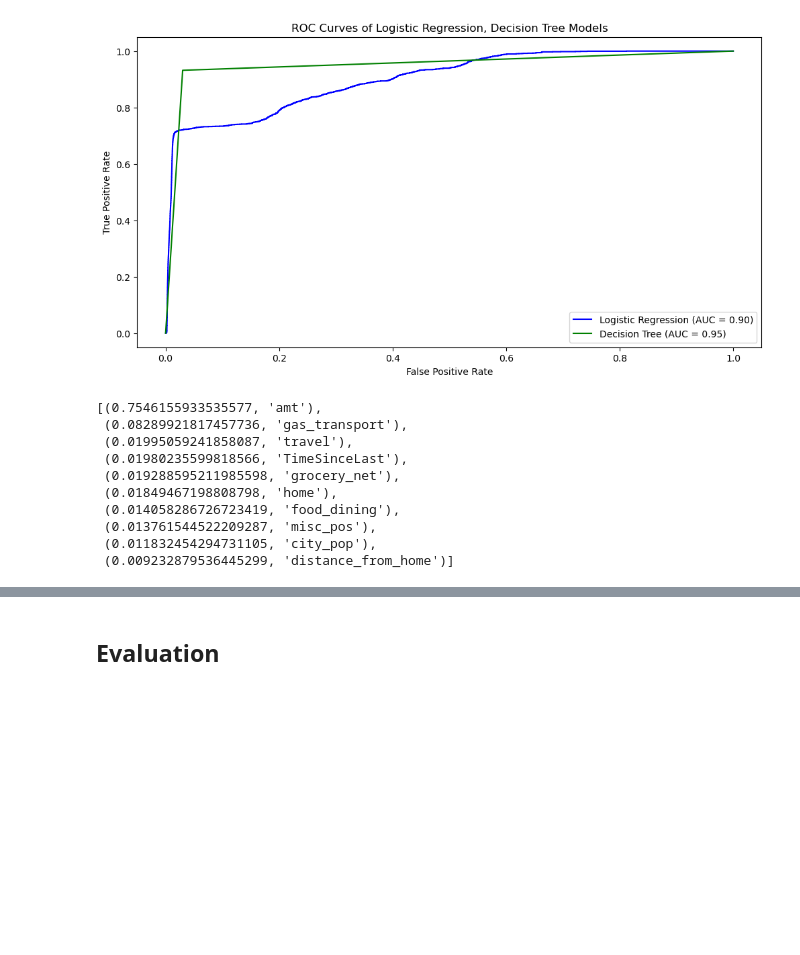
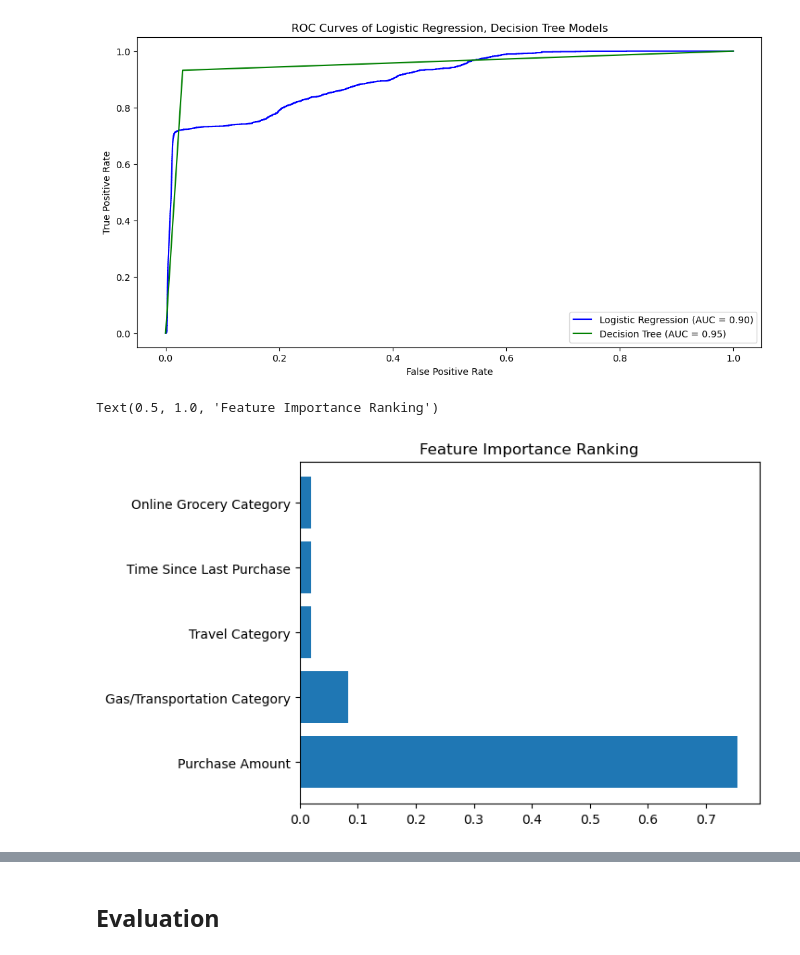
Before and after one commit to ChuckNadel/Classifying-Credit-Card-Fraud, a Jupyter notebook: FraudNotebook1.ipynb, the cells around one changed output, grey strips where cells are left out. Saved outputs shown, nothing was run; the diff lists cells and outputs as text; code cells hidden in the pictures; blank space fills up the shorter version.

```diff
--- a/FraudNotebook1.ipynb
+++ b/FraudNotebook1.ipynb
@@ -580,5 +567,5 @@ Best recall score: 0.9205963889142703
 # %%
-dt_clfBest = DecisionTreeClassifier(random_state= 42, min_samples_split = 600, max_depth= 20)
+dt_clfBest = DecisionTreeClassifier(random_state= 42, min_samples_split = 1000, max_depth= 20)
 pipelineDTBest = Pipeline([('Scaler', SS),('SMOTE', SMT),('TreeModel', dt_clfBest)])
 pipelineDTBest.fit(X_train, y_train)
 # %% [output]
@@ -670,19 +657,18 @@ plt.show()
 # %%
 # Feature Importance
 features_used = X_train.columns
 feature_ranking = []
 for fi, feature in zip(dt_clfBest.feature_importances_, features_used):
     feature_ranking.append((fi, feature))
 feature_ranking.sort(reverse = True)
-feature_ranking[0:10]
+feature_rankingT5 = feature_ranking[0:5]
+
+labels = ['Purchase Amount','Gas/Transportation Category','Travel Category','Time Since Last Purchase', 'Online Grocery Category']
+values = [item[0] for item in feature_rankingT5]
+
+# create bar chart
+plt.barh(labels, values)
+plt.title('Feature Importance Ranking')
 # %% [output]
-[(0.7546155933535577, 'amt'),
- (0.08289921817457736, 'gas_transport'),
- (0.01995059241858087, 'travel'),
- (0.01980235599818566, 'TimeSinceLast'),
- (0.019288595211985598, 'grocery_net'),
- (0.01849467198808798, 'home'),
- (0.014058286726723419, 'food_dining'),
- (0.013761544522209287, 'misc_pos'),
- (0.011832454294731105, 'city_pop'),
- (0.009232879536445299, 'distance_from_home')]
+Text(0.5, 1.0, 'Feature Importance Ranking')
+[figure, added]
```
Also changed, not shown: parts of 31 cells of this notebook.
